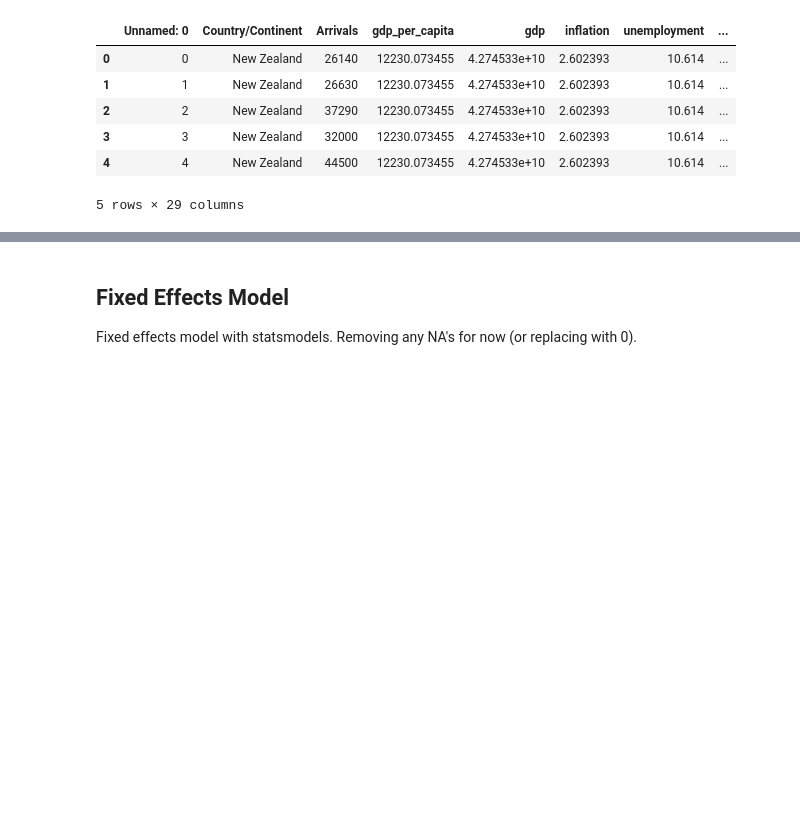
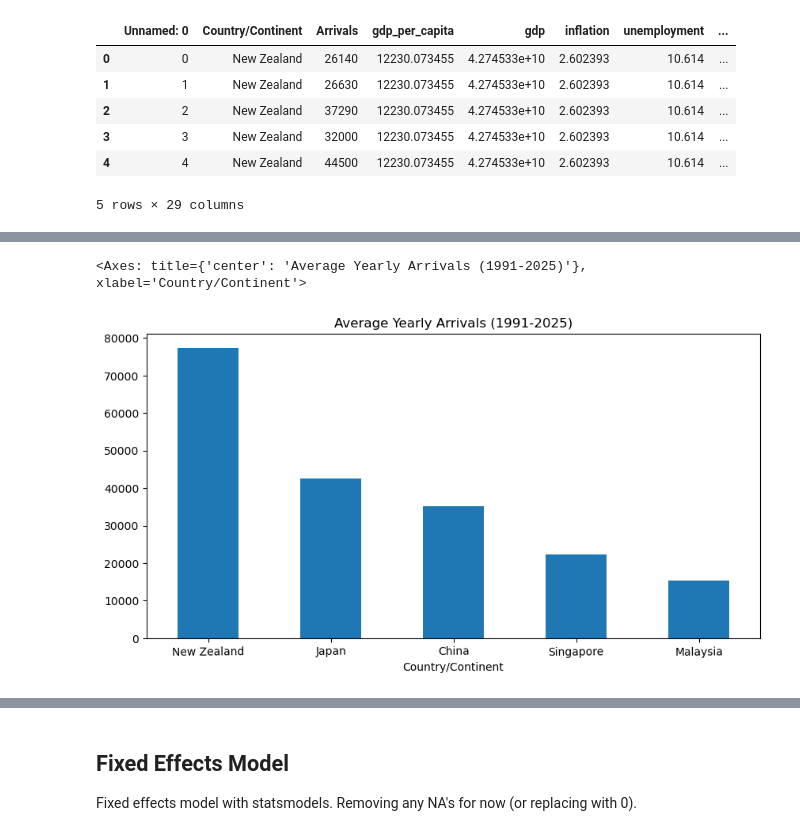
Before and after one commit to Hambo14/data7001, a Jupyter notebook: Modeling/Zane_modelling.ipynb, the cells around one changed output, grey strips where cells are left out. Cells and saved outputs as stored; diff of their text form; code cells hidden in the pictures; blank space fills up the shorter version.

```diff
--- a/Modeling/Zane_modelling.ipynb
+++ b/Modeling/Zane_modelling.ipynb
@@ -20,0 +110,7 @@ arrivals_fx_df = arrivals_fx_df.iloc[:,1:]
+# %%
+arrivals_fx_df.groupby(["Country/Continent","Date"])["Arrivals"].sum() \
+    .groupby("Country/Continent").mean().sort_values(ascending=False)[0:5] \
+    .plot.bar(figsize=(10,5), rot=0.5, title="Average Yearly Arrivals (1991-2025)")
+# %% [output]
+<Axes: title={'center': 'Average Yearly Arrivals (1991-2025)'}, xlabel='Country/Continent'>
+[figure, added]
```
Also changed, not shown: parts of 28 cells of this notebook, 1 other file.
